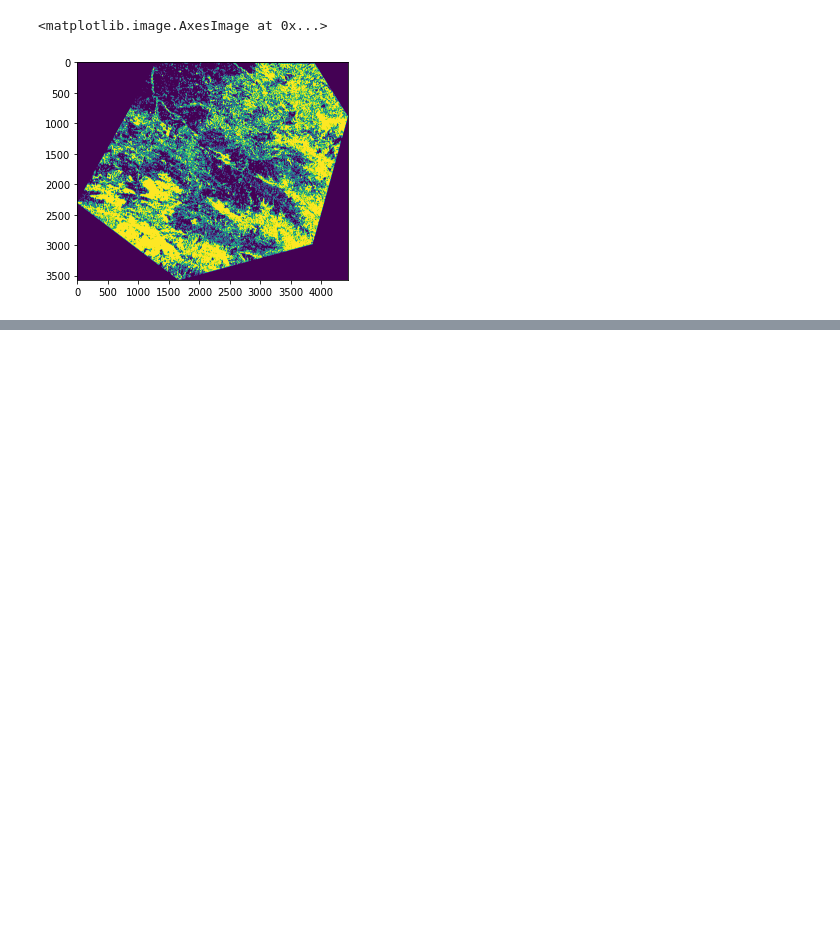
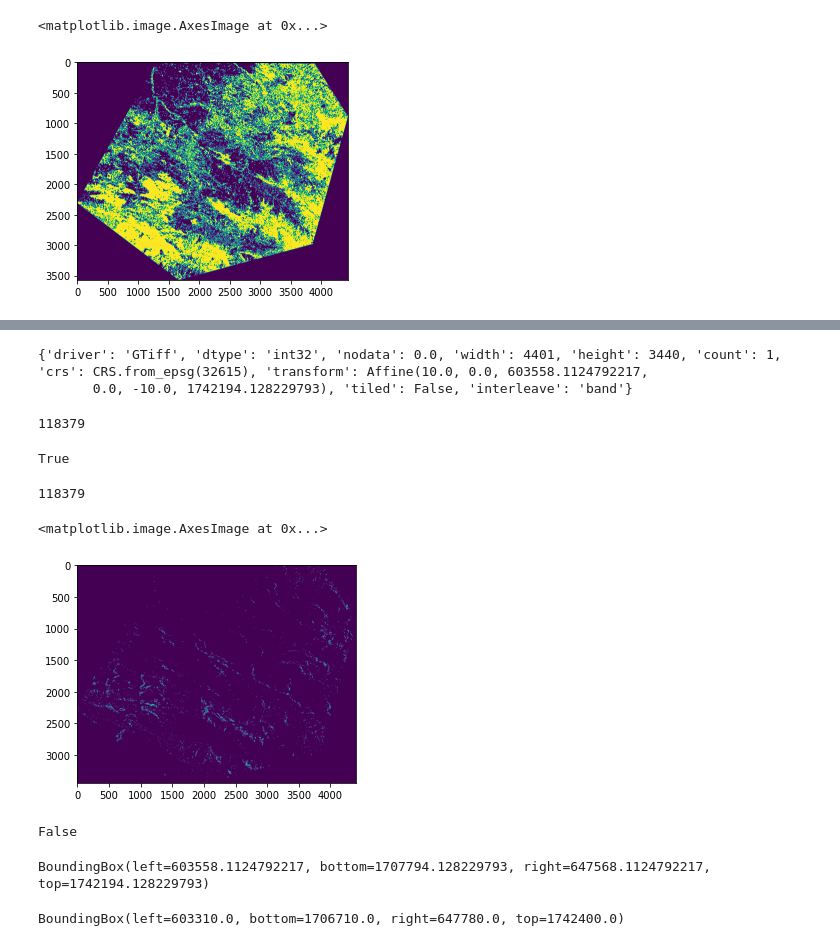
Before and after one commit to pantonar/forest_mind, a Jupyter notebook: analysis/Sense checking deforestation data.ipynb, the cells around one changed output, grey strips where cells are left out. Cells and saved outputs as stored; diff of their text form; code cells hidden in the pictures; blank space fills up the shorter version.

```diff
--- a/analysis/Sense checking deforestation data.ipynb
+++ b/analysis/Sense checking deforestation data.ipynb
@@ -276,0 +115,5 @@ msk.shape
+# %%
+rasterio.open(IMAGES_DATA_PATH+'disturbances/forest_change_by_year.tif').profile
+# %% [output]
+{'driver': 'GTiff', 'dtype': 'int32', 'nodata': 0.0, 'width': 4401, 'height': 3440, 'count': 1, 'crs': CRS.from_epsg(32615), 'transform': Affine(10.0, 0.0, 603558.1124792217,
+       0.0, -10.0, 1742194.128229793), 'tiled': False, 'interleave': 'band'}
@@ -276,0 +132,30 @@ msk.shape
+# %%
+# Check that sum deforestation in 2018, 2019, 2020 == deforestation mask = 1.
+print(int(sum(b[1:])))
+sum(b[1:])==d[1]
+# %% [output]
+118379
+True
+# %%
+sum(b[1:])
+# %% [output]
+118379
+# %%
+defor_mask = rasterio.open('/home/pierre-louis/forest_mind/analysis/intermediate/deforestation_mask.tif')
+# %%
+plt.imshow(defor_mask.read(1))
+# %% [output]
+<matplotlib.image.AxesImage at 0x...>
+[figure, added]
+# %%
+defor_mask.transform == forest_mask.transform
+# %% [output]
+False
+# %%
+defor_mask.bounds
+# %% [output]
+BoundingBox(left=603558.1124792217, bottom=1707794.128229793, right=647568.1124792217, top=1742194.128229793)
+# %%
+forest_mask.bounds
+# %% [output]
+BoundingBox(left=603310.0, bottom=1706710.0, right=647780.0, top=1742400.0)
```
Also changed, not shown: parts of 60 cells of this notebook.
